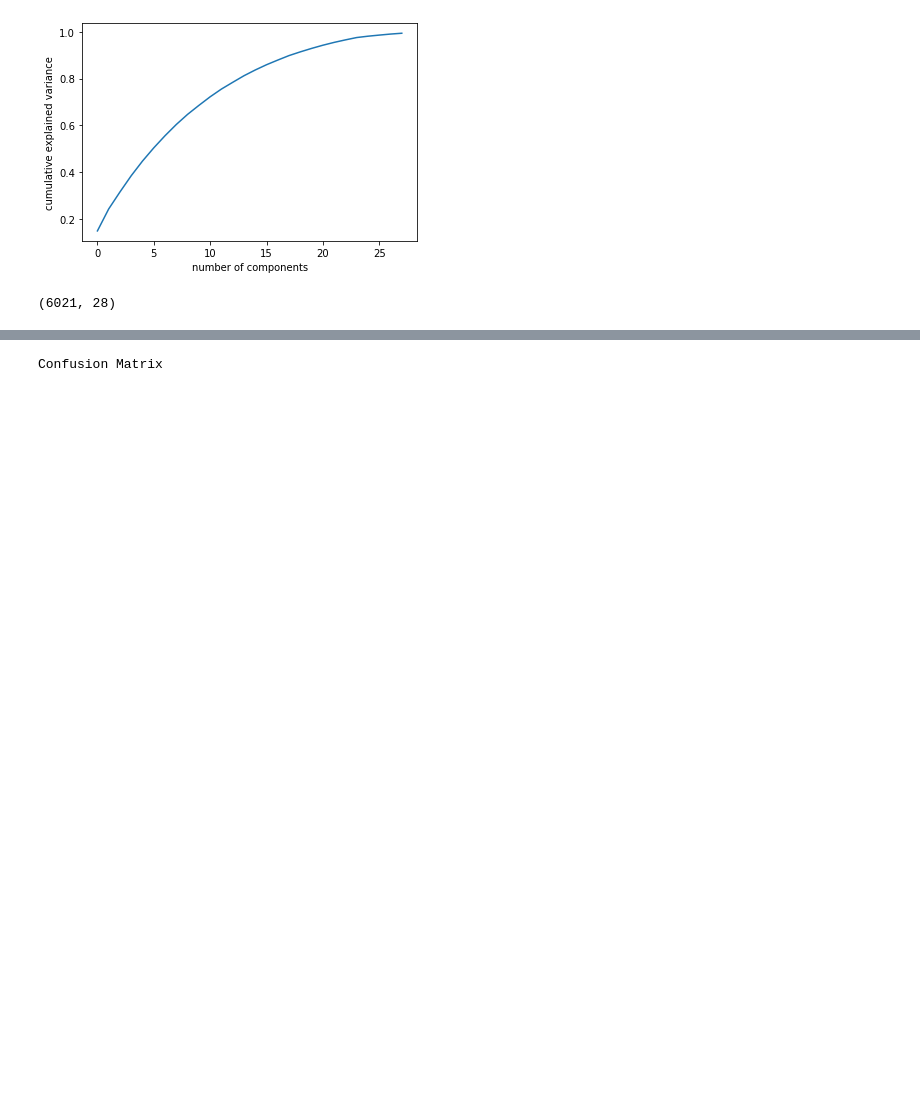
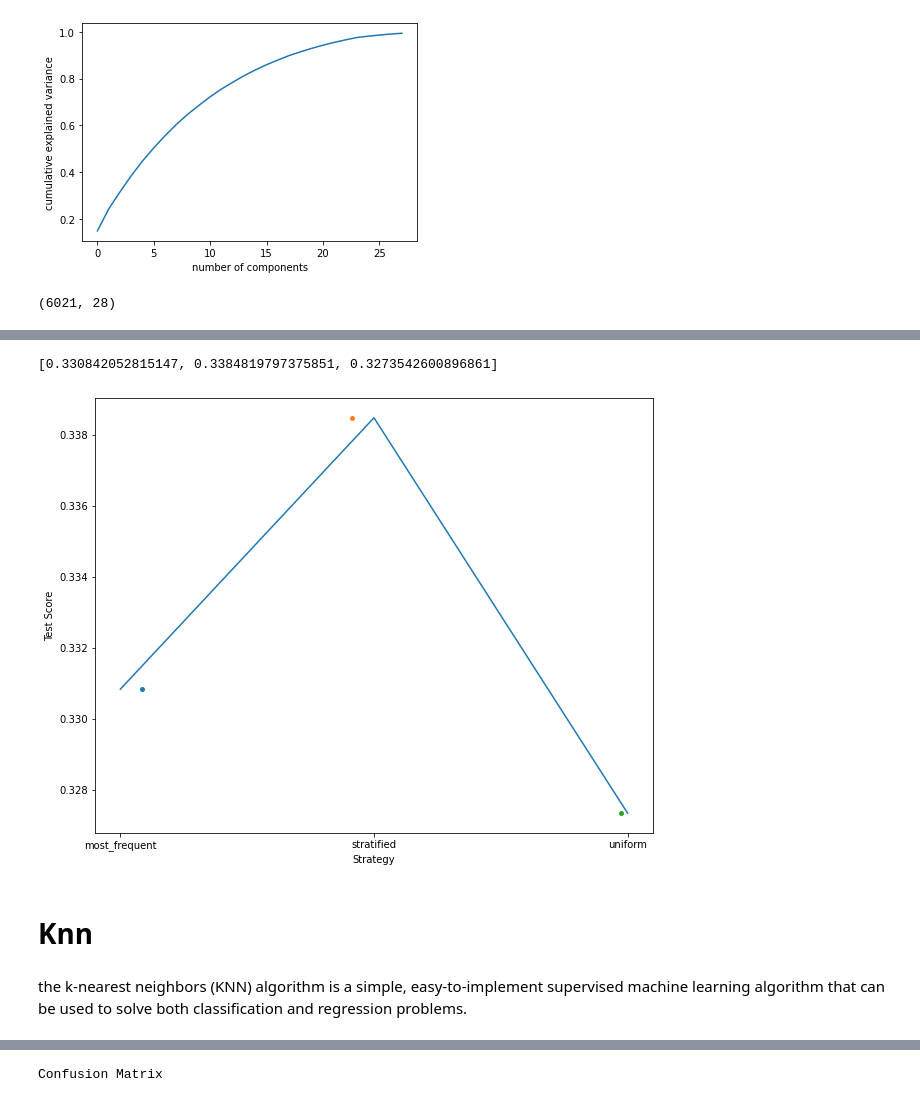
Before and after one commit to avidanAbitbol/image-classification, a Jupyter notebook: hands.ipynb, the cells around one changed output, grey strips where cells are left out. Drawn from its saved outputs; the diff is of its cells as text; code cells hidden in the pictures; blank space fills up the shorter version.

```diff
--- a/hands.ipynb
+++ b/hands.ipynb
@@ -468,9 +481,6 @@ df_all
 | 34042 | -81.57359 | 183.5054 | -7.185198 | -63.24731 | 121.75270 | 62.95970 | 0.762549 | 1.824587 | ... |
 | 34043 | -84.05124 | 187.8450 | -5.172269 | -57.17249 | 109.20360 | 58.48146 | 0.824793 | 1.787295 | ... |
 102167 rows × 38 columns
-# %%
-df_all_test[' Hand Type_y'] = 0.0
-df_all[' Hand Type_y'] = 0.0
 # %%
 df_all
 # %% [output]
@@ -565,0 +623,24 @@ X_test_PCA1.shape
+# %%
+strategies = ['most_frequent','stratified', 'uniform']
+test_scores = []
+for s in strategies:
+    if s == 'most_frequent':
+        dclf = DummyClassifier(strategy = s, random_state = 0)
+    else:
+        dclf = DummyClassifier(strategy = s, random_state = 0)
+    dclf.fit(X_train_PCA1, y_train)
+    score = dclf.score(X_test_PCA1, y_test)
+    test_scores.append(score)
+print(test_scores)
+plt.figure(figsize=(10,8))
+ax = sns.stripplot(strategies,test_scores)
+sns.lineplot(x=strategies,y=test_scores,ax=ax)
+ax.set(xlabel ='Strategy', ylabel ='Test Score')
+plt.show()
+# %% [output]
+[0.330842052815147, 0.3384819797375851, 0.3273542600896861]
+[figure, added]
+# %% [markdown]
+# Knn
+# %% [markdown]
+the k-nearest neighbors (KNN) algorithm is a simple, easy-to-implement supervised machine learning algorithm that can be used to solve both classification and regression problems.
```
Also changed, not shown: parts of 73 cells of this notebook, 1 other file.
